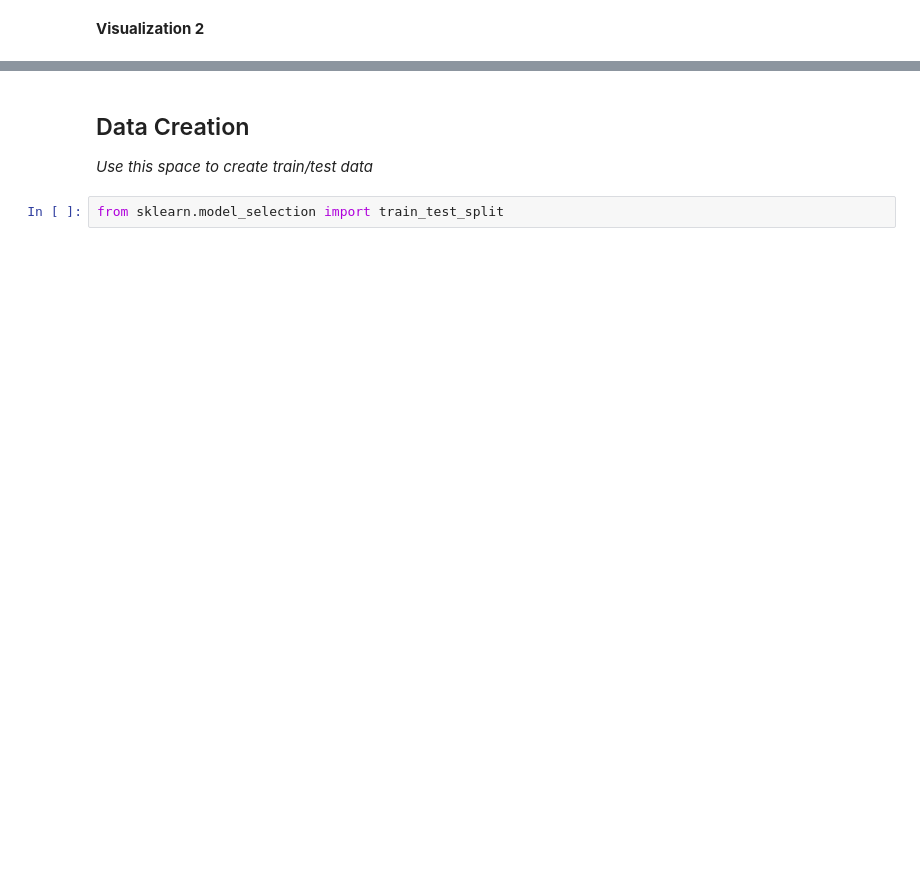
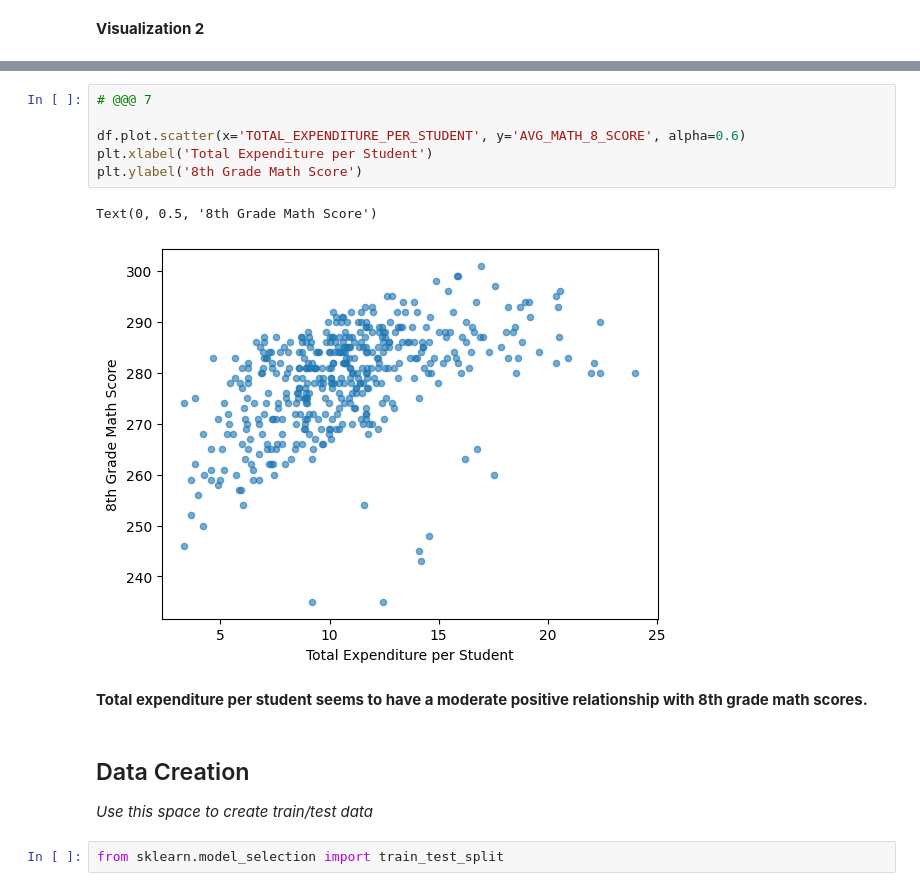
Before and after one commit to manishikab/MDST-Tutorial, a Jupyter notebook: tutorial1/checkpoint1.ipynb, the cells around one changed output, grey strips where cells are left out. Cells and saved outputs as stored; diff of their text form; blank space fills up the shorter version.

```diff
--- a/tutorial1/checkpoint1.ipynb
+++ b/tutorial1/checkpoint1.ipynb
@@ -177,3 +181,14 @@ Investigate the relationship between your chosen response variable and at least
+# %%
+# @@@ 7
+
+df.plot.scatter(x='TOTAL_EXPENDITURE_PER_STUDENT', y='AVG_MATH_8_SCORE', alpha=0.6)
+plt.xlabel('Total Expenditure per Student')
+plt.ylabel('8th Grade Math Score')
+# %% [output]
+Text(0, 0.5, '8th Grade Math Score')
+[figure, added]
+# %% [markdown]
+**Total expenditure per student seems to have a moderate positive relationship with 8th grade math scores.**
 # %% [markdown]
 <h2> Data Creation </h2>
 
```
Also changed, not shown: parts of 20 cells of this notebook.
